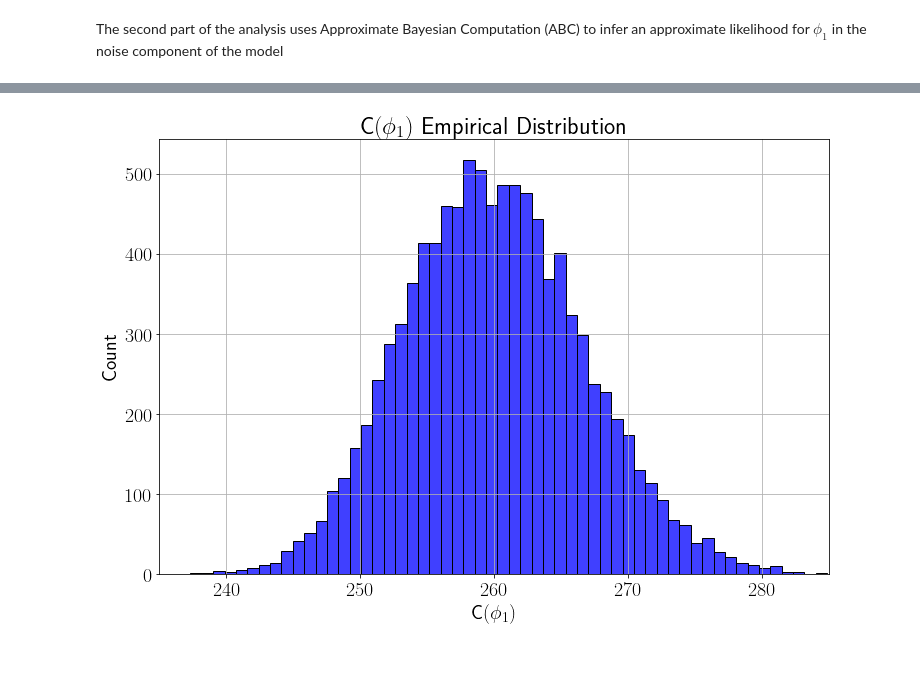
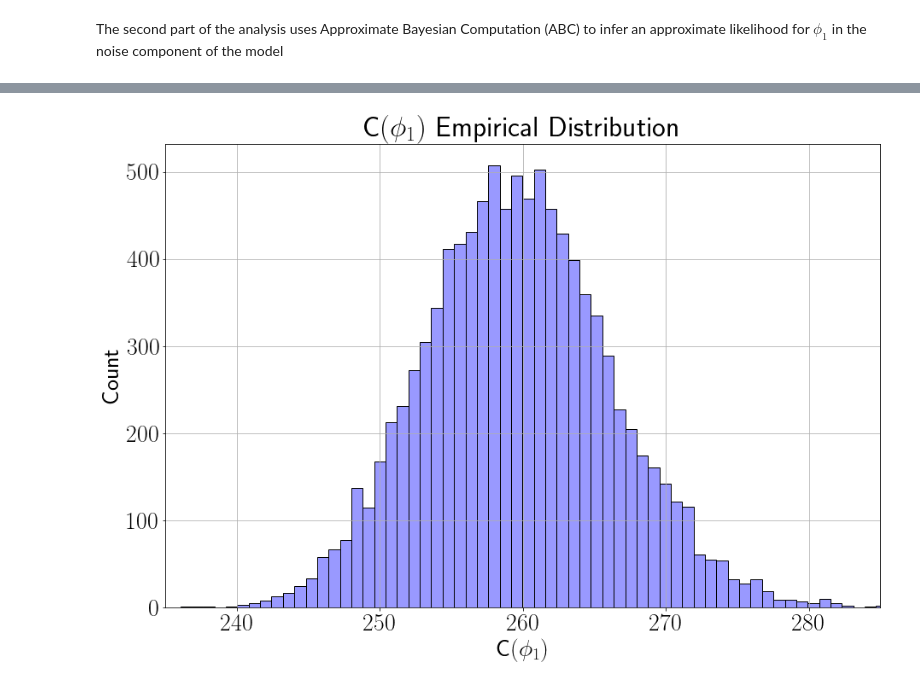
Before and after one commit to ndoyle815/MA930, a Jupyter notebook: Assignments/MA930 Assignment 2.ipynb, the cells around one changed output, grey strips where cells are left out. Drawn from its saved outputs; the diff is of its cells as text; code cells hidden in the pictures; blank space fills up the shorter version.

```diff
--- a/Assignments/MA930 Assignment 2.ipynb
+++ b/Assignments/MA930 Assignment 2.ipynb
@@ -16,7 +16,7 @@ from statsmodels.tsa import stattools
 
 #plotting
 plt.rcParams['text.usetex'] = True
-plt.rcParams.update({'font.size': 20})
+plt.rcParams.update({'font.size': 28})
 # %% [markdown]
 This dataset documents pollution at various sites in the U.S. for four major pollutants. The time scale for most sites is daily data for the years 2000 - 2016.
 
@@ -383,20 +355,20 @@ C2(phimode)
 # %%
 # computing the cost function numerous times for the mode of phi_1 distribution
 # and obtaining a ditribution of the cost function
 costdist = []
 count = 10000
 for i in range(count):
     costdist += [C2(phimode)]
 
-fig = plt.figure(figsize=(12,8))
+fig = plt.figure(figsize=(15,10))
 
-sns.histplot(np.array(costdist), color='b')
+sns.histplot(np.array(costdist), color='b', alpha=0.4)
 plt.xlabel('C$(\phi_1)$')
 plt.ylabel('Count')
 plt.xlim([235,285])
 plt.title('C$(\phi_1)$ Empirical Distribution')
 plt.grid()
 # %% [output]
-[figure, old version]
+[figure, new version]
 # %%
 # plotting
```
Also changed, not shown: parts of 11 cells of this notebook.
